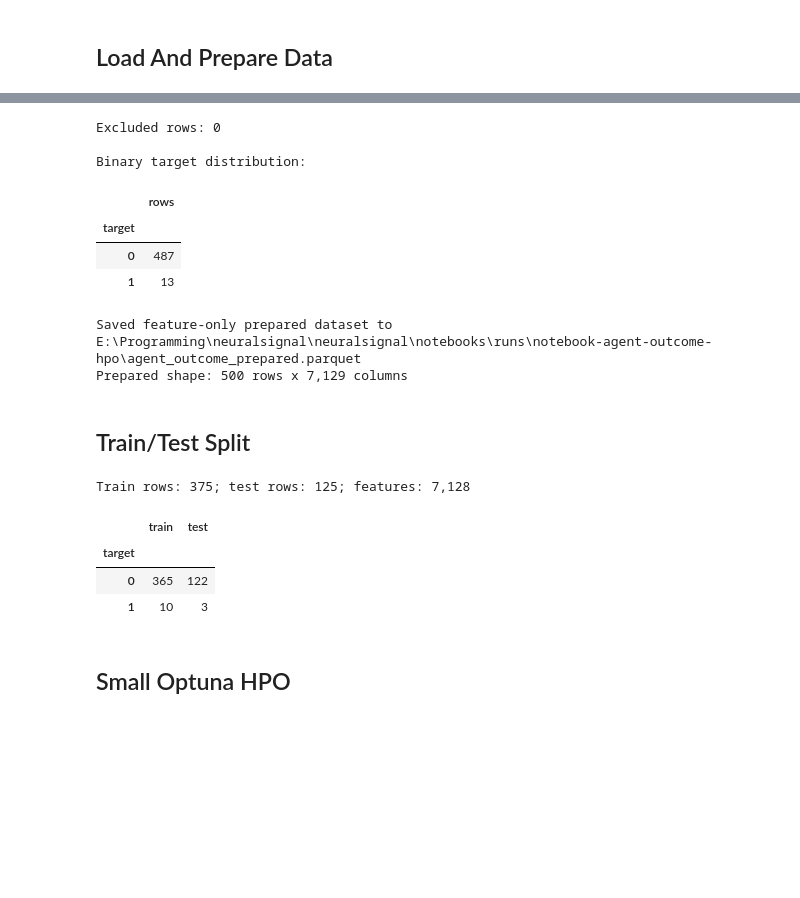
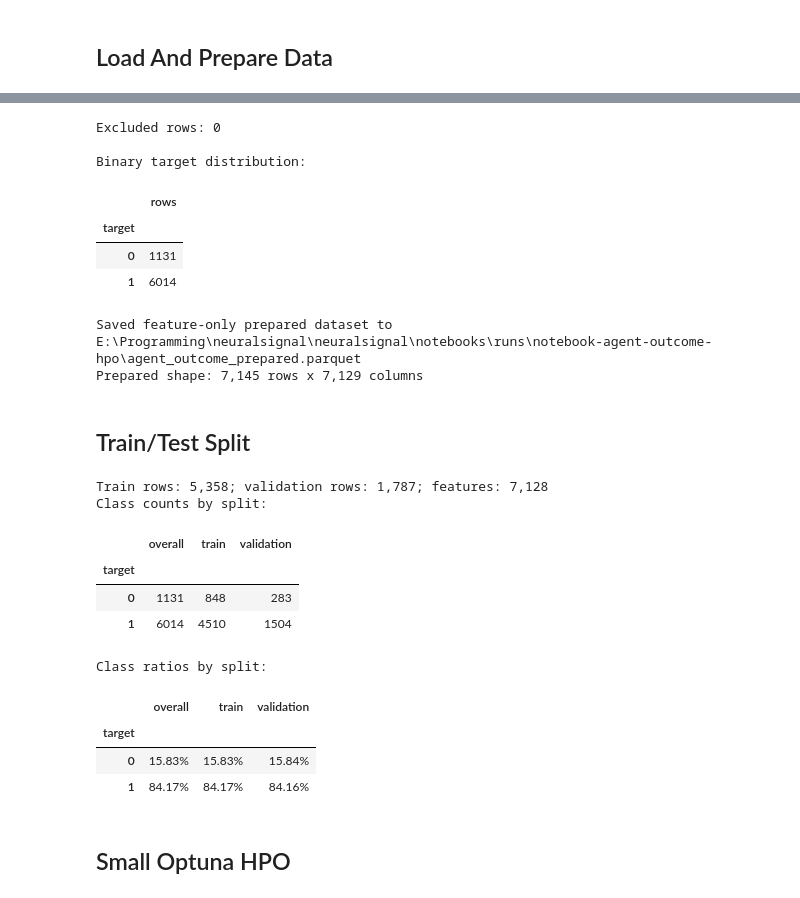
Before and after one commit to amperie/neuralsignal, a Jupyter notebook: notebooks/agent_outcome_hpo.ipynb, the cells around one changed output, grey strips where cells are left out. Saved outputs shown, nothing was run; the diff lists cells and outputs as text; code cells hidden in the pictures; blank space fills up the shorter version.

```diff
--- a/notebooks/agent_outcome_hpo.ipynb
+++ b/notebooks/agent_outcome_hpo.ipynb
@@ -45,8 +45,8 @@ NORMALIZE_OUTCOME_TEXT = True
 # Binary target mapping, modeled after the train CLI behavior.
 # Positive outcomes become 1. Explicit negative outcomes become 0.
 # UNMATCHED_OUTCOME can be "negative", "exclude", or "error".
-POSITIVE_OUTCOMES = ["gives_up", "gave_up"]
-NEGATIVE_OUTCOMES = ["normal"]
+POSITIVE_OUTCOMES = ["normal"]
+NEGATIVE_OUTCOMES = []
 UNMATCHED_OUTCOME = "negative"
 
 # Model/evaluation settings.
@@ -55,7 +55,7 @@ TEST_SIZE = 0.25
 N_OPTUNA_TRIALS = 8
 PREDICTION_THRESHOLD = 0.5
 OPTUNA_DIRECTION = "maximize"
-OPTUNA_METRIC = "auc"
+OPTUNA_METRIC = "f1"
 
 # XGBoost fixed settings. The HPO cell tunes a small set on top of these.
 XGB_BASE_PARAMS = {
@@ -355,32 +423,55 @@ Excluded rows: 0
 Binary target distribution:
 |  | rows |
 | target |  |
-| 0 | 487 |
-| 1 | 13 |
+| 0 | 1131 |
+| 1 | 6014 |
 Saved feature-only prepared dataset to E:\Programming\neuralsignal\neuralsignal\notebooks\runs\notebook-agent-outcome-hpo\agent_outcome_prepared.parquet
-Prepared shape: 500 rows x 7,129 columns
+Prepared shape: 7,145 rows x 7,129 columns
 # %% [markdown]
 ## Train/Test Split
 # %%
 x = prepared[SELECTED_FEATURES].astype(float)
 y = prepared[TARGET_COLUMN].astype(int)
 
+# Preserve the dataset's class ratio in both training and validation splits.
+# Example: if the full dataset is 95% positive, each split should be about 95% positive.
 x_train, x_test, y_train, y_test = train_test_split(
     x,
     y,
     test_size=TEST_SIZE,
     random_state=RANDOM_STATE,
     stratify=y,
 )
 
-print(f"Train rows: {len(x_train):,}; test rows: {len(x_test):,}; features: {len(SELECTED_FEATURES):,}")
-display(pd.DataFrame({"train": y_train.value_counts().sort_index(), "test": y_test.value_counts().sort_index()}))
+split_distribution = pd.DataFrame({
+    "overall": y.value_counts(normalize=True).sort_index(),
+    "train": y_train.value_counts(normalize=True).sort_index(),
+    "validation": y_test.value_counts(normalize=True).sort_index(),
+}).fillna(0.0)
+
+split_counts = pd.DataFrame({
+    "overall": y.value_counts().sort_index(),
+    "train": y_train.value_counts().sort_index(),
+    "validation": y_test.value_counts().sort_index(),
+}).fillna(0).astype(int)
+
+print(f"Train rows: {len(x_train):,}; validation rows: {len(x_test):,}; features: {len(SELECTED_FEATURES):,}")
+print("Class counts by split:")
+display(split_counts)
+print("Class ratios by split:")
+display(split_distribution.style.format("{:.2%}"))
 # %% [output]
-Train rows: 375; test rows: 125; features: 7,128
+Train rows: 5,358; validation rows: 1,787; features: 7,128
+Class counts by split:
-|  | train | test |
-| target |  |  |
-| 0 | 365 | 122 |
-| 1 | 10 | 3 |
+|  | overall | train | validation |
+| target |  |  |  |
+| 0 | 1131 | 848 | 283 |
+| 1 | 6014 | 4510 | 1504 |
+Class ratios by split:
+|  | overall | train | validation |
+| target |  |  |  |
+| 0 | 15.83% | 15.83% | 15.84% |
+| 1 | 84.17% | 84.17% | 84.16% |
 # %% [markdown]
 ## Small Optuna HPO
 # %%
```
Also changed, not shown: parts of 29 cells of this notebook.
